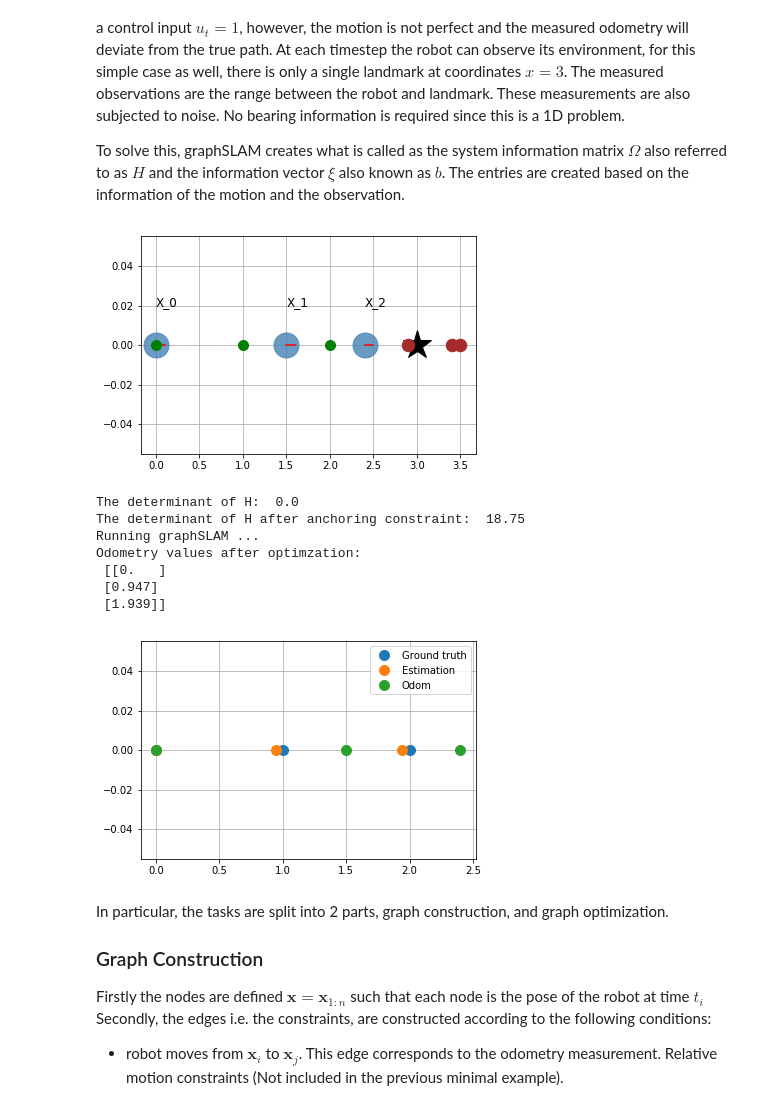
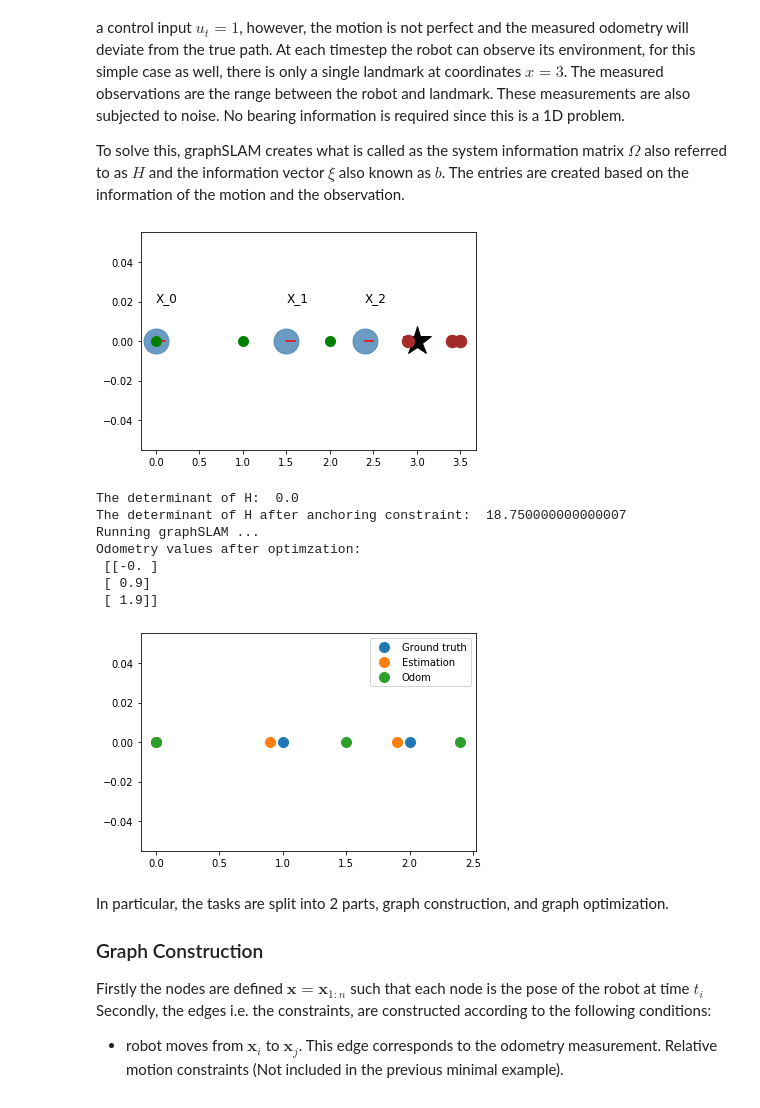
Before and after one commit to CorbanHarper/Python-Robot-Framework-Engine, a Jupyter notebook: SLAM/GraphBasedSLAM/graphSLAM_doc.ipynb, the cells around one changed output. Drawn from its saved outputs; the diff is of its cells as text; code cells hidden in the pictures.

```diff
--- a/SLAM/GraphBasedSLAM/graphSLAM_doc.ipynb
+++ b/SLAM/GraphBasedSLAM/graphSLAM_doc.ipynb
@@ -81,45 +81,45 @@ def get_H_b(odom, obs):
         H[t2,t1] -= omegas[(t1,t2)]
         H[t1,t2] -= omegas[(t1,t2)]
 
-        b[t1] += measure_constraints[(t1,t2)]
-        b[t2] -= measure_constraints[(t1,t2)]
+        b[t1] += omegas[(t1,t2)] * measure_constraints[(t1,t2)]
+        b[t2] -= omegas[(t1,t2)] * measure_constraints[(t1,t2)]
 
     return H, b
 
 
 H, b = get_H_b(odom, obs)
 print("The determinant of H: ", np.linalg.det(H))
 H[0,0] += 1 # np.inf ?
 print("The determinant of H after anchoring constraint: ", np.linalg.det(H))
 
 for i in range(5):
     H, b = get_H_b(odom, obs)
     H[(0,0)] += 1
 
     # Recover the posterior over the path
     dx = np.linalg.inv(H) @ b
     odom += dx
     # repeat till convergence
 print("Running graphSLAM ...")
 print("Odometry values after optimzation: \n", odom)
 
 plt.figure()
 plt.plot(x_true, np.zeros(x_true.shape), '.', markersize=20, label='Ground truth')
 plt.plot(odom, np.zeros(x_true.shape), '.', markersize=20, label='Estimation')
 plt.plot(hxDR, np.zeros(x_true.shape), '.', markersize=20, label='Odom')
 plt.legend()
 plt.grid()
 plt.show()
 # %% [output]
-[figure, old version]
+[figure, new version]
 The determinant of H:  0.0
-The determinant of H after anchoring constraint:  18.75
+The determinant of H after anchoring constraint:  18.750000000000007
 Running graphSLAM ...
 Odometry values after optimzation:
- [[0.   ]
- [0.947]
- [1.939]]
+ [[-0. ]
+ [ 0.9]
+ [ 1.9]]
-[figure, old version]
+[figure, new version]
 # %% [markdown]
 In particular, the tasks are split into 2 parts, graph construction, and graph optimization.
 ### Graph Construction
```
Also changed, not shown: parts of 4 cells of this notebook.
